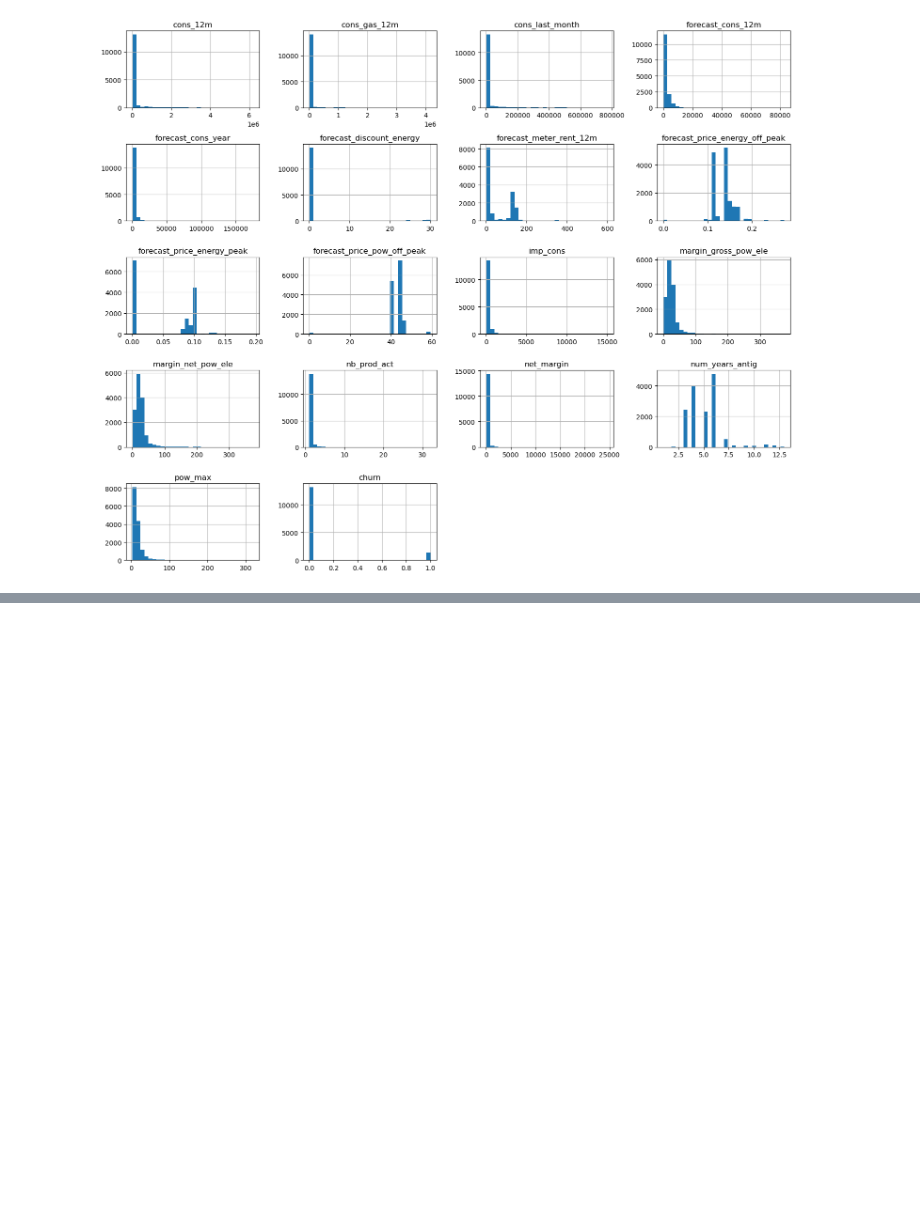
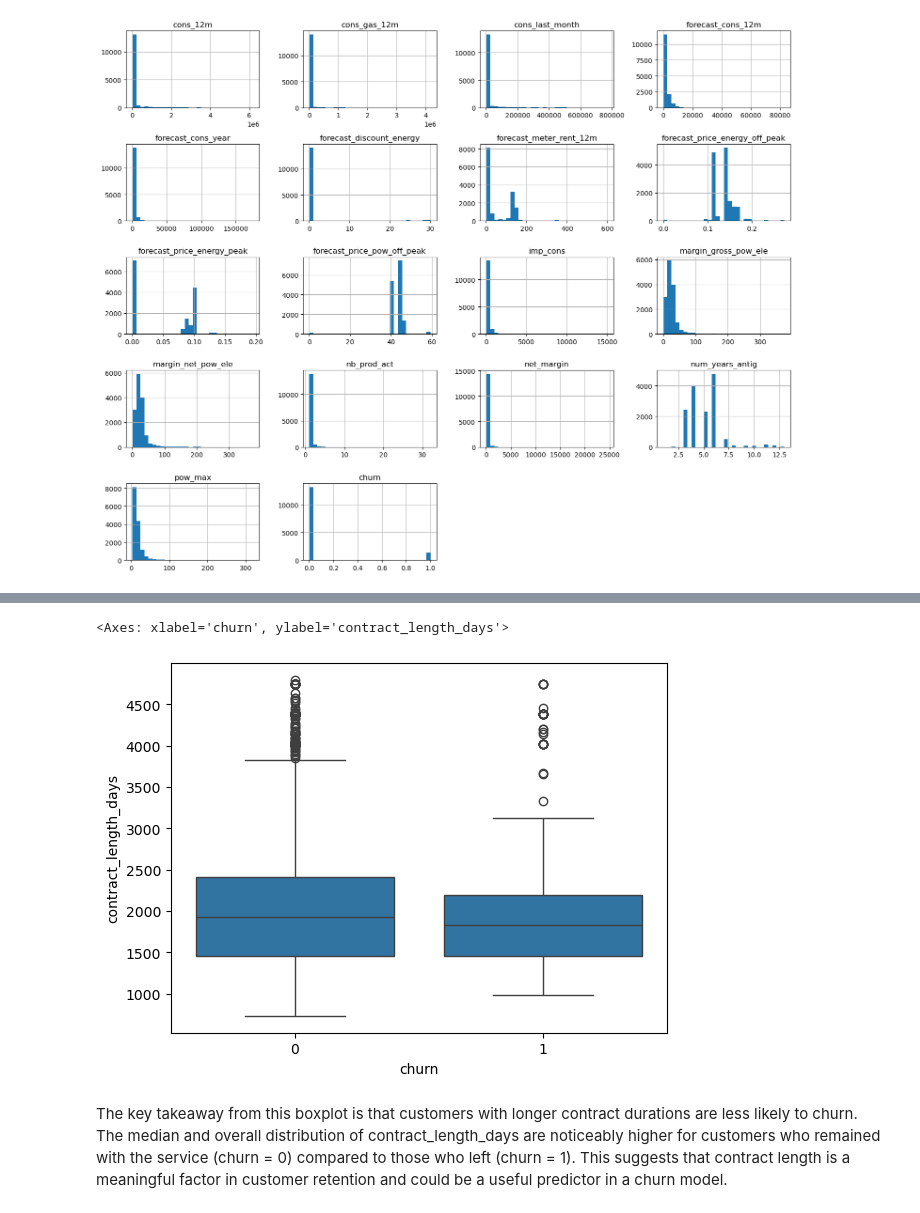
Before and after one commit to sushilXlimbu/BCG-X-Project, a Jupyter notebook: Untitled.ipynb, the cells around one changed output, grey strips where cells are left out. Cells and saved outputs as stored; diff of their text form; code cells hidden in the pictures; blank space fills up the shorter version.

```diff
--- a/Untitled.ipynb
+++ b/Untitled.ipynb
@@ -85,0 +113,2 @@ plt.show()
+# %%
+client_df['contract_length_days'] = (client_df['date_end'] - client_df['date_activ']).dt.days
@@ -85,0 +125,7 @@ plt.show()
+# %%
+sns.boxplot(data=client_df, x='churn', y='contract_length_days')
+# %% [output]
+<Axes: xlabel='churn', ylabel='contract_length_days'>
+[figure, added]
+# %% [markdown]
+The key takeaway from this boxplot is that customers with longer contract durations are less likely to churn. The median and overall distribution of contract_length_days are noticeably higher for customers who remained with the service (churn = 0) compared to those who left (churn = 1). This suggests that contract length is a meaningful factor in customer retention and could be a useful predictor in a churn model.
```
Also changed, not shown: parts of 12 cells of this notebook, 2 other files.
